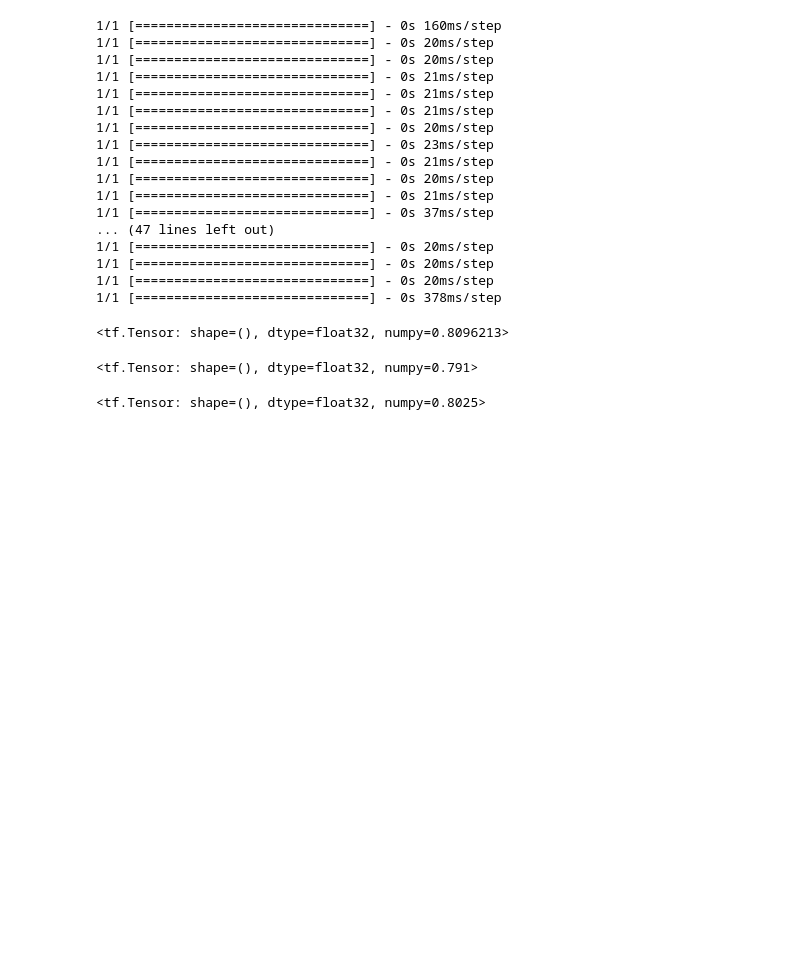
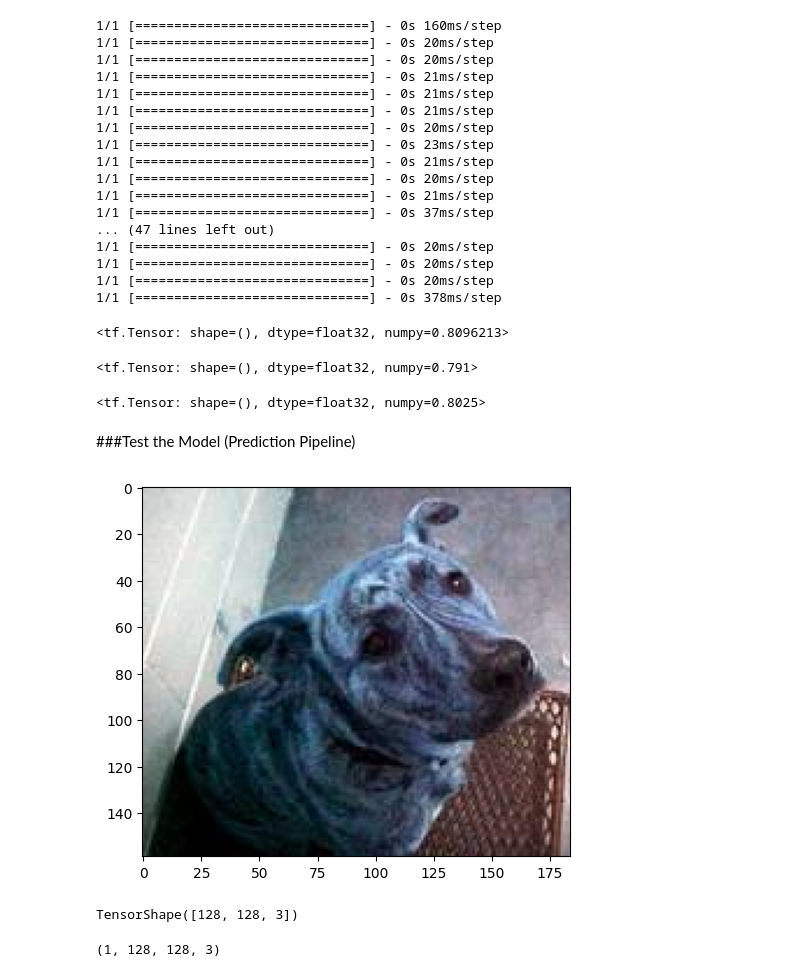
Before and after one commit to PasindiWeerathunge/image_classifier, a Jupyter notebook: image_classifier(cat_dog).ipynb, the cells around one changed output. Drawn from its saved outputs; the diff is of its cells as text; code cells hidden in the pictures; blank space fills up the shorter version.

Commit message:
Test the Model (Prediction Pipeline)

```diff
--- a/image_classifier(cat_dog).ipynb
+++ b/image_classifier(cat_dog).ipynb
@@ -295,3 +295,5 @@ recall.result()
 accuracy.result()
 # %% [output]
 <tf.Tensor: shape=(), dtype=float32, numpy=0.8025>
+# %% [markdown]
+###Test the Model (Prediction Pipeline)
@@ -297,0 +302,6 @@ accuracy.result()
+# %%
+img = cv2.imread('/content/cats-and-dogs-for-classification/cats_dogs/test/dogs/dog.4321.jpg')
+plt.imshow(img)
+plt.show()
+# %% [output]
+[figure, added]
@@ -297,0 +311,8 @@ accuracy.result()
+# %%
+scaled_image.shape
+# %% [output]
+TensorShape([128, 128, 3])
+# %%
+np.expand_dims(scaled_image, 0).shape
+# %% [output]
+(1, 128, 128, 3)
```
Also changed, not shown: parts of 6 cells of this notebook.
